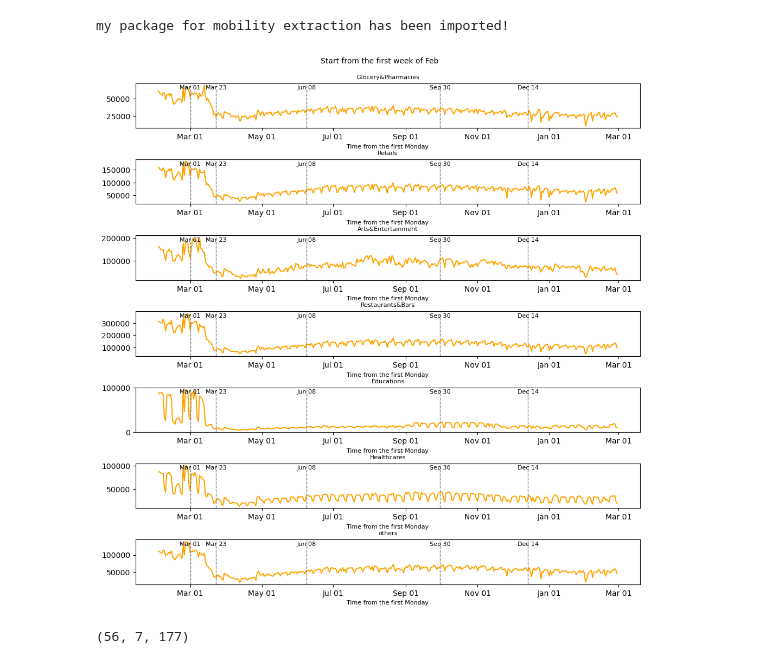
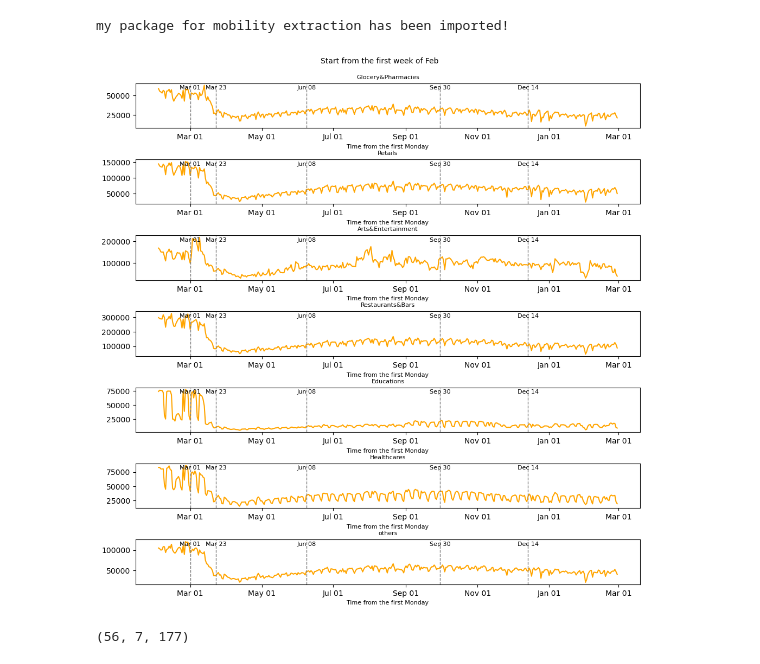
Before and after one commit to Qing1011/behaviours_epidemics, a Jupyter notebook: mobility_data_analysis/2.2_Weekly_visit_pattern.ipynb, the cells around one changed output. Saved outputs shown, nothing was run; the diff lists cells and outputs as text; code cells hidden in the pictures.

```diff
--- a/mobility_data_analysis/2.2_Weekly_visit_pattern.ipynb
+++ b/mobility_data_analysis/2.2_Weekly_visit_pattern.ipynb
@@ -27,7 +27,7 @@ import matplotlib.gridspec as gridspec
 import numpy as np
 # Assuming 'ma' and 'mp' are modules or objects you've defined elsewhere
 n_categories = 7 #5
-subfolder = 'mobility' if n_categories == 5 else 'mobility_cate7'
+subfolder = 'mobility' if n_categories == 5 else 'mobility_cate7_loss_visitors'
 
 fig = plt.figure(figsize=(12, 12))  # Adjusted for 5 rows
 fig.suptitle('Start from the first week of Feb', fontsize=10, y=0.92)
@@ -64,34 +64,34 @@ for c in range(n_categories):
     num_days = Ms_combined.shape[0]
     num_weeks = int(num_days/7)
     Ms_reshaped = Ms_combined.reshape(num_weeks, 7, n_categories, 177, 177)  # Adjust dimensions if needed
     Ms_weekly_sums = Ms_reshaped.sum(axis=1)
     flow_out = np.sum(Ms_combined, axis=2)
     flow_all = np.sum(flow_out, axis=2)
 
     data = flow_all[:, c]
     date_range = pd.date_range(start_date, periods=num_days, freq='D')
     ax.plot(date_range, data, label=f'{y}', c=my_color[y])
 
     for date in dates_to_mark:
         ax.axvline(date, color='gray', linestyle='--', linewidth=1)  # Mark the date with a vertical line
         ax.annotate(date.strftime('%b %d'), xy=(date, 0.9), xycoords=('data', 'axes fraction'),
                     ha='center', va='center', fontsize=8, rotation=0, backgroundcolor='None')
 
     ax.set_title(mp.cluster_name[c], fontsize=8)
     ax.set_xlabel('Time from the first Monday', fontsize=8)
 #     ax.set_ylabel('The weekly total flow out', fontsize=8)
     ax.xaxis.set_major_formatter(mdates.DateFormatter('%b %d'))
 #     ax.axvspan(27.5, 28.5, facecolor='gray', alpha=0.5, label='2nd March (Monday)')
 
 
 # Assuming the legend in the last subplot is still desired
 handles, labels = ax.get_legend_handles_labels()
 # fig.legend(handles, labels, loc='best')
 
 plt.tight_layout(rect=[0, 0, 1, 0.95])  # Adjust layout to make room for the main
 plt.show()
 # %% [output]
-[figure, old version]
+[figure, new version]
 # %%
 Ms_flow_out = np.sum(Ms_reshaped, axis=3)
 Ms_wksum_out = np.sum(Ms_flow_out,axis=1)
```
Also changed, not shown: parts of 1 cell of this notebook, 33 other files.
